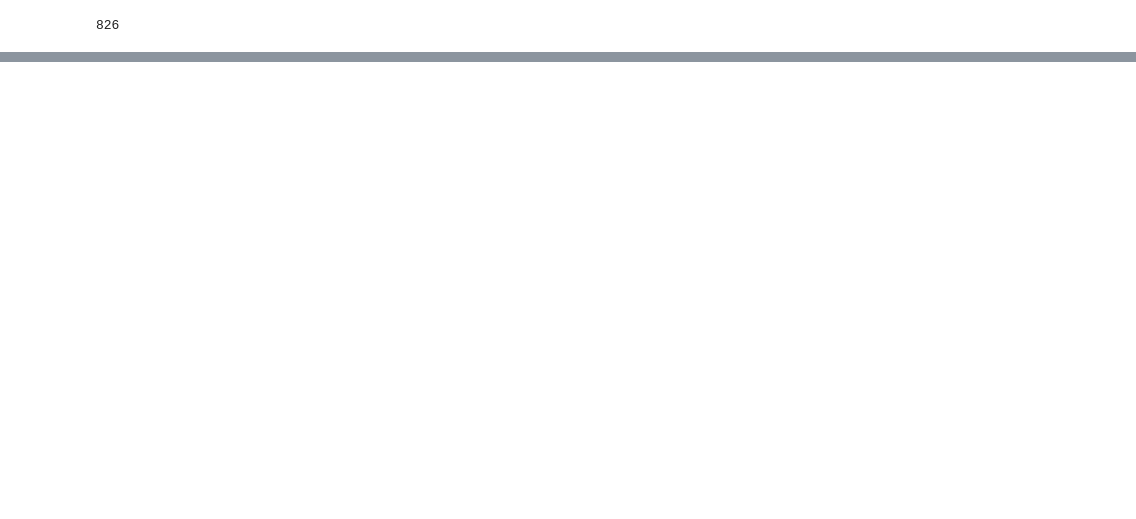
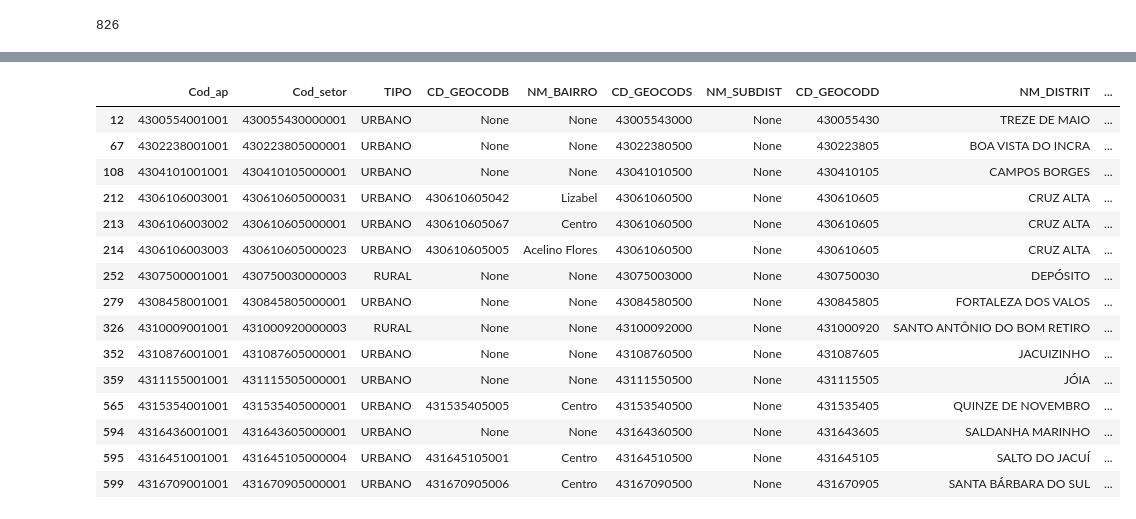
Before and after one commit to tpinhoda/Geocoding_Brazilian_Elections, a Jupyter notebook: notebooks/exploratory/25_(tpinhoda)_plotting_concatenated_meshblocks.ipynb, the cells around one changed output, grey strips where cells are left out. Saved outputs shown, nothing was run; the diff lists cells and outputs as text; code cells hidden in the pictures; blank space fills up the shorter version.

```diff
--- a/notebooks/exploratory/25_(tpinhoda)_plotting_concatenated_meshblocks.ipynb
+++ b/notebooks/exploratory/25_(tpinhoda)_plotting_concatenated_meshblocks.ipynb
@@ -27,0 +48,19 @@ Canvas(toolbar=Toolbar(toolitems=[('Home', 'Reset original view', 'home', 'home'
+# %%
+rs_data
+# %% [output]
+|  | Cod_ap | Cod_setor | TIPO | CD_GEOCODB | NM_BAIRRO | CD_GEOCODS | NM_SUBDIST | CD_GEOCODD | NM_DISTRIT | ... |
+| 12 | 4300554001001 | 430055430000001 | URBANO | None | None | 43005543000 | None | 430055430 | TREZE DE MAIO | ... |
+| 67 | 4302238001001 | 430223805000001 | URBANO | None | None | 43022380500 | None | 430223805 | BOA VISTA DO INCRA | ... |
+| 108 | 4304101001001 | 430410105000001 | URBANO | None | None | 43041010500 | None | 430410105 | CAMPOS BORGES | ... |
+| 212 | 4306106003001 | 430610605000031 | URBANO | 430610605042 | Lizabel | 43061060500 | None | 430610605 | CRUZ ALTA | ... |
+| 213 | 4306106003002 | 430610605000001 | URBANO | 430610605067 | Centro | 43061060500 | None | 430610605 | CRUZ ALTA | ... |
+| 214 | 4306106003003 | 430610605000023 | URBANO | 430610605005 | Acelino Flores | 43061060500 | None | 430610605 | CRUZ ALTA | ... |
+| 252 | 4307500001001 | 430750030000003 | RURAL | None | None | 43075003000 | None | 430750030 | DEPÓSITO | ... |
+| 279 | 4308458001001 | 430845805000001 | URBANO | None | None | 43084580500 | None | 430845805 | FORTALEZA DOS VALOS | ... |
+| 326 | 4310009001001 | 431000920000003 | RURAL | None | None | 43100092000 | None | 431000920 | SANTO ANTÔNIO DO BOM RETIRO | ... |
+| 352 | 4310876001001 | 431087605000001 | URBANO | None | None | 43108760500 | None | 431087605 | JACUIZINHO | ... |
+| 359 | 4311155001001 | 431115505000001 | URBANO | None | None | 43111550500 | None | 431115505 | JÓIA | ... |
+| 565 | 4315354001001 | 431535405000001 | URBANO | 431535405005 | Centro | 43153540500 | None | 431535405 | QUINZE DE NOVEMBRO | ... |
+| 594 | 4316436001001 | 431643605000001 | URBANO | None | None | 43164360500 | None | 431643605 | SALDANHA MARINHO | ... |
+| 595 | 4316451001001 | 431645105000004 | URBANO | 431645105001 | Centro | 43164510500 | None | 431645105 | SALTO DO JACUÍ | ... |
+| 599 | 4316709001001 | 431670905000001 | URBANO | 431670905006 | Centro | 43167090500 | None | 431670905 | SANTA BÁRBARA DO SUL | ... |
```
Also changed, not shown: parts of 4 cells of this notebook, 30 other files.
